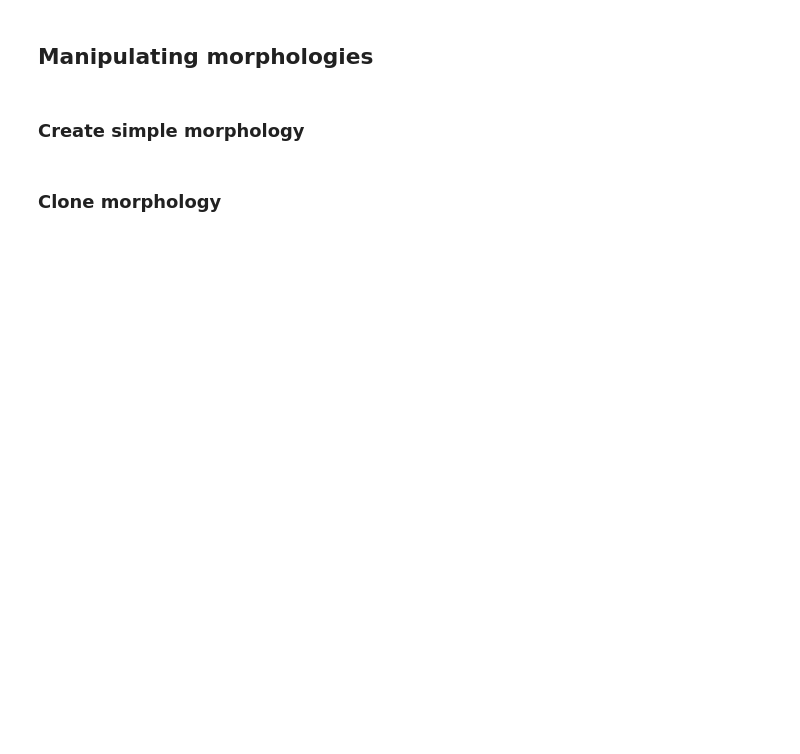
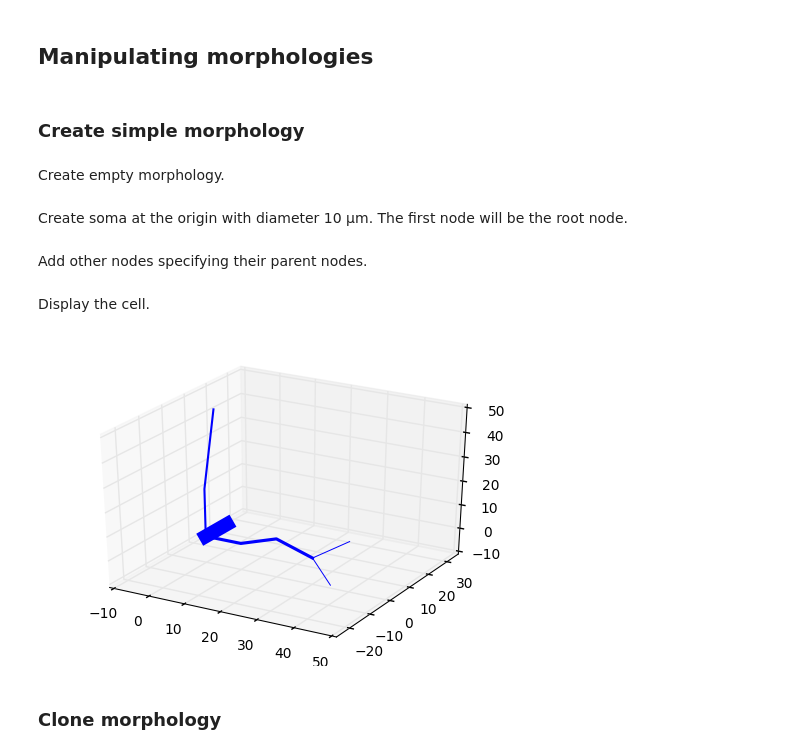
Before and after one commit to a1eko/morphon, a Jupyter notebook: examples/examples.ipynb, the cells around one changed output. Saved outputs shown, nothing was run; the diff lists cells and outputs as text; code cells hidden in the pictures; blank space fills up the shorter version.

```diff
--- a/examples/examples.ipynb
+++ b/examples/examples.ipynb
@@ -200,3 +226,27 @@ plt.grid(True)
 ## Manipulating morphologies
 # %% [markdown]
 ### Create simple morphology
+# %% [markdown]
+Create empty morphology.
+# %%
+from morphon import Morpho
+m = Morpho()
+# %% [markdown]
+Create soma at the origin with diameter 10 μm. The first node will be the root node.
+# %%
+root = m.add('soma', [0, 0, 0], 10)
+node = m.add('soma', [0, 0, 10], 10, parent=root)
+# %% [markdown]
+Add other nodes specifying their parent nodes.
+# %%
+node = m.add('dend', [10, 0, 0], 3, parent=root)
+node = m.add('dend', [20, 5, 0], 2, parent=node)
+fork = m.add('dend', [30, 0, 0], 1.5, parent=node)
+node = m.add('dend', [35, 5, 0], 0.7, parent=fork)
+node = m.add('dend', [40, 10, 0], 0.7, parent=node)
+node = m.add('dend', [35, -10, 0], 0.7, parent=fork)
+
+node = m.add('axon', [0, 20, 0], 2, parent=root)
+node = m.add('axon', [0, 50, 5], 1, parent=node)
+# %% [markdown]
+Display the cell.
@@ -203,2 +258,9 @@ plt.grid(True)
+# %%
+from morphon import plot
+fig = plt.figure()
+ax = fig.gca(projection='3d')
+plot(m, ax, projection='3d', linewidth='diam', equal_scales=True)
+# %% [output]
+[figure, added]
 # %% [markdown]
 ### Clone morphology
```
Also changed, not shown: parts of 49 cells of this notebook, 3 other files.
